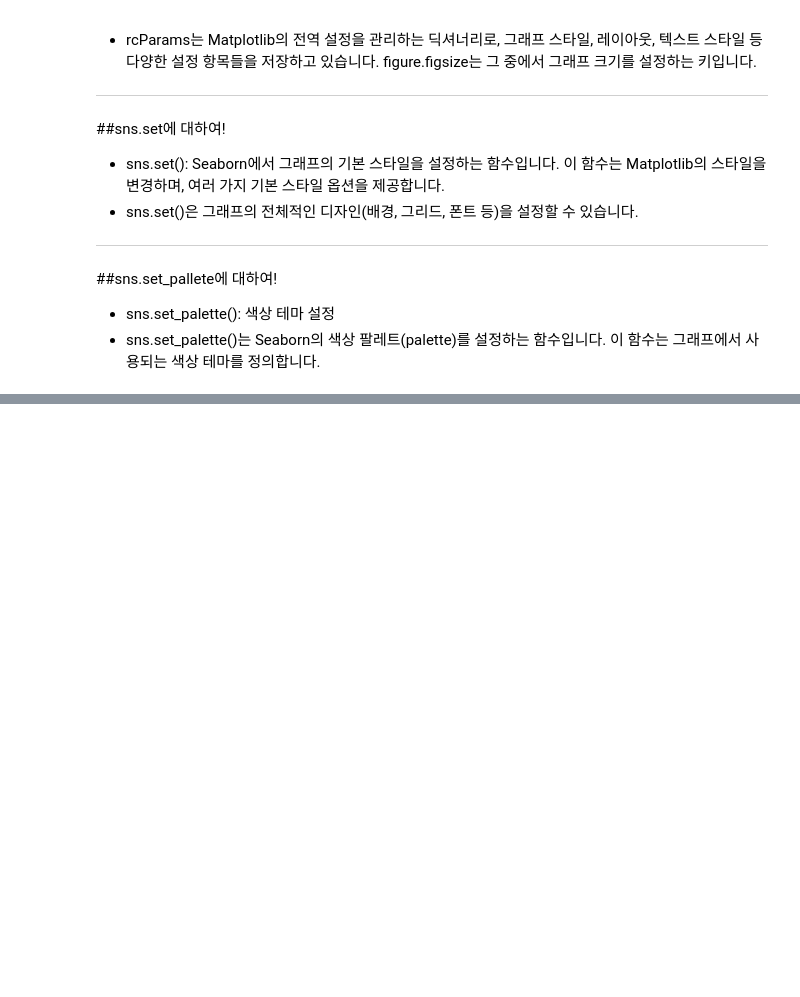
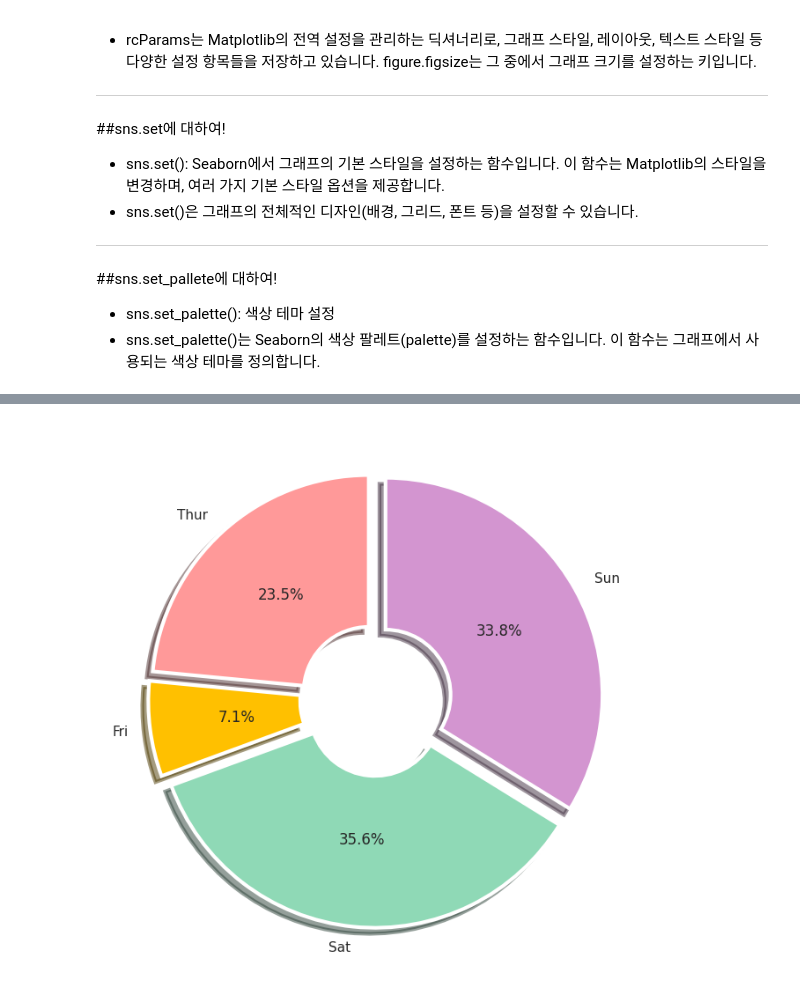
Before and after one commit to hajonghyun/inflearn_ML_from_the_foundation, a Jupyter notebook: 3_Visualization_matplotlib_seaborn.ipynb, the cells around one changed output, grey strips where cells are left out. Saved outputs shown, nothing was run; the diff lists cells and outputs as text; code cells hidden in the pictures; blank space fills up the shorter version.

```diff
--- a/3_Visualization_matplotlib_seaborn.ipynb
+++ b/3_Visualization_matplotlib_seaborn.ipynb
@@ -114,0 +303,7 @@ matplotlib.rcParams['axes.unicode_minus'] = False
+# %%
+# pie 차트 이해 및 제작
+import matplotlib.pyplot as plt
+import seaborn as sns
+
+tips = sns.load_dataset('tips')
+tips.head()
@@ -114,0 +323,4 @@ matplotlib.rcParams['axes.unicode_minus'] = False
+# %%
+# 1. 각 day에 따른 tip의 합을 'sum_tip_by_day'변수에 집어넣어라.(시리즈)
+sum_tip_by_day = tips.groupby('day')['tip'].sum()
+sum_tip_by_day
@@ -114,0 +335,4 @@ matplotlib.rcParams['axes.unicode_minus'] = False
+# %%
+# 2. sum_tip_by_day를 비율로 나타내어 'ratio_tip_by_day'변수에 집어넣어라. (시리즈)
+ratio_tip_by_day = sum_tip_by_day/sum_tip_by_day.sum()
+ratio_tip_by_day
@@ -114,0 +347,15 @@ matplotlib.rcParams['axes.unicode_minus'] = False
+# %%
+# 3. 비율값을 통해 pie 차트를 그려라.
+plt.pie(ratio_tip_by_day, # 비율값
+        labels=['Thur','Fri','Sat','Sun'], # 라벨값
+        autopct='%.1f%%', # 부채꼴 안에 표시될 숫자 형식 (소수 2자리까지 표시)
+        startangle=90, # 축이 시작되는 각도 설정
+        counterclock=True, # True: 시계방향순, False: 반시계방향
+        explode=[0.05,0.05,0.05,0.05], # 중심에서 벗어나는 정도 표시
+        shadow=True, # 그림자 표시 여부
+        colors=['#ff9999', '#ffc000', '#8fd9b6', '#d395d0'], # 색깔들(s주의)
+        wedgeprops={'width':0.7,'edgecolor':'w','linewidth':3} # 가운데 도넛 뚫을 때 사용
+        )
+plt.show()
+# %% [output]
+[figure, added]
```
Also changed, not shown: parts of 22 cells of this notebook.
